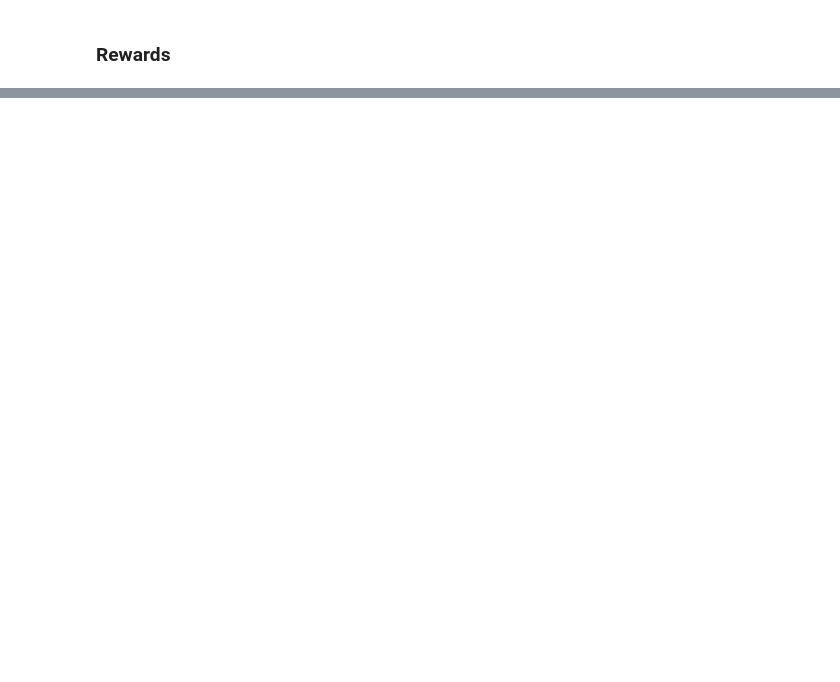
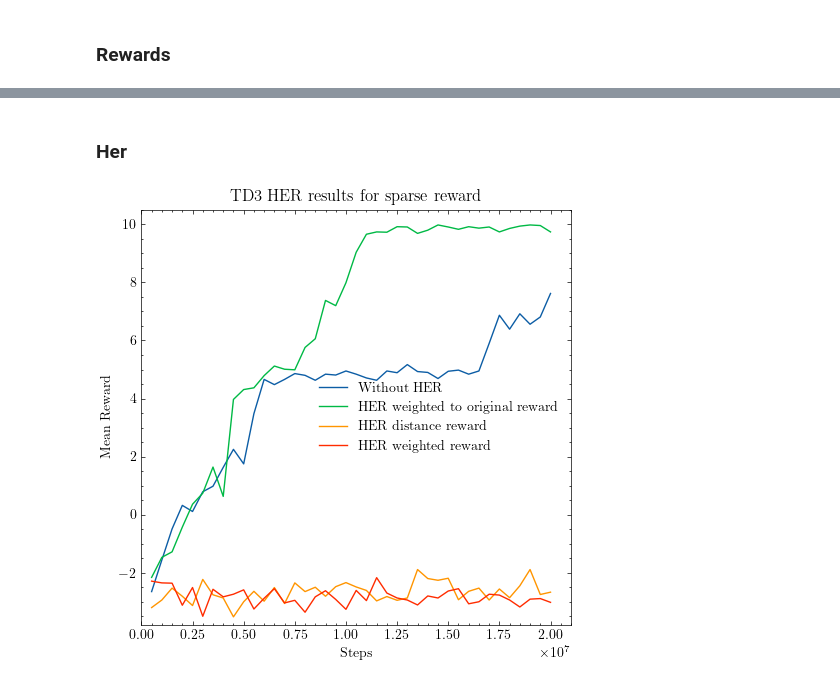
Before and after one commit to triooy/rl_uni_tuebingen_challenge, a Jupyter notebook: notebooks/plots.ipynb, the cells around one changed output, grey strips where cells are left out. Saved outputs shown, nothing was run; the diff lists cells and outputs as text; code cells hidden in the pictures; blank space fills up the shorter version.

```diff
--- a/notebooks/plots.ipynb
+++ b/notebooks/plots.ipynb
@@ -77,0 +70,20 @@ with plt.style.context('science'):
+# %% [markdown]
+### Her
+# %%
+td3_2_no_self = pd.read_csv("../../tensorcsv/run-td3_2_no_self_1-tag-eval_mean_reward.csv")
+td3_2_her_weighted_to_classic =pd.read_csv("../../tensorcsv/run-td3_her_2_no_self_weighted_to_classic_1-tag-eval_mean_reward.csv")
+td3_2_her_distance = pd.read_csv("../../tensorcsv/run-td3_her_0_no_self_dist._1-tag-eval_mean_reward.csv")
+td3_2_her_weighted = pd.read_csv("../../tensorcsv/run-td3_her_0_no_self_weighted._1-tag-eval_mean_reward.csv")
+
+
+with plt.style.context('science'):
+    fig, ax = plt.subplots(1, 1, figsize=(5, 5))
+    ax = get_subplot([td3_2_no_self, td3_2_her_weighted_to_classic, td3_2_her_distance, td3_2_her_weighted], ["Without HER","HER weighted to original reward", "HER distance reward", "HER weighted reward"], ax, "TD3 HER results for sparse reward", legend=True, xy_label=True)
+    # set ax y limit
+    ax.set_ylim(-3.8, 10.5)
+    plt.tight_layout()
+    # save as png
+    plt.savefig("td3_her_results_sparse.png", dpi=300)
+    plt.show()
+# %% [output]
+[figure, added]
```
Also changed, not shown: parts of 4 cells of this notebook, 5 other files.
